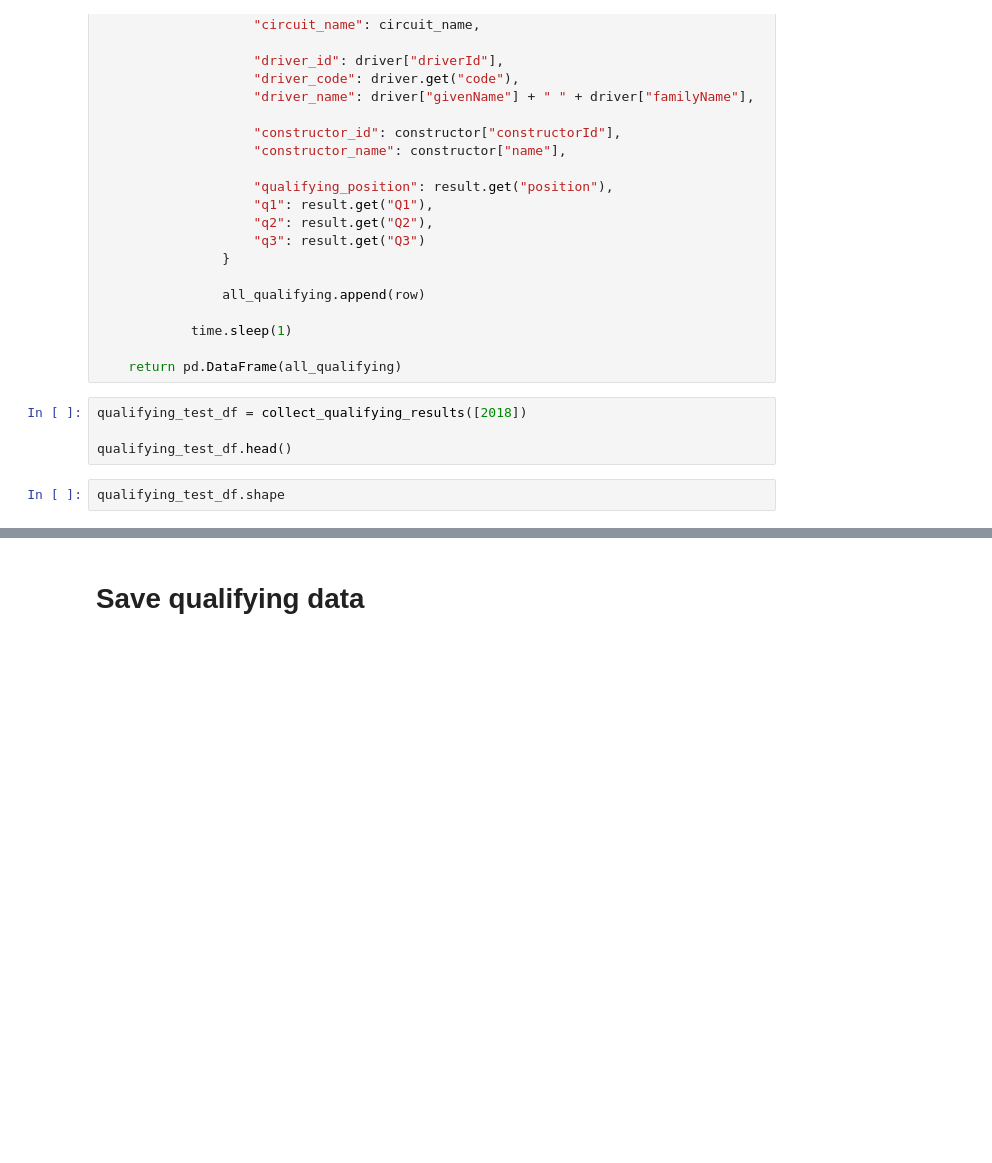
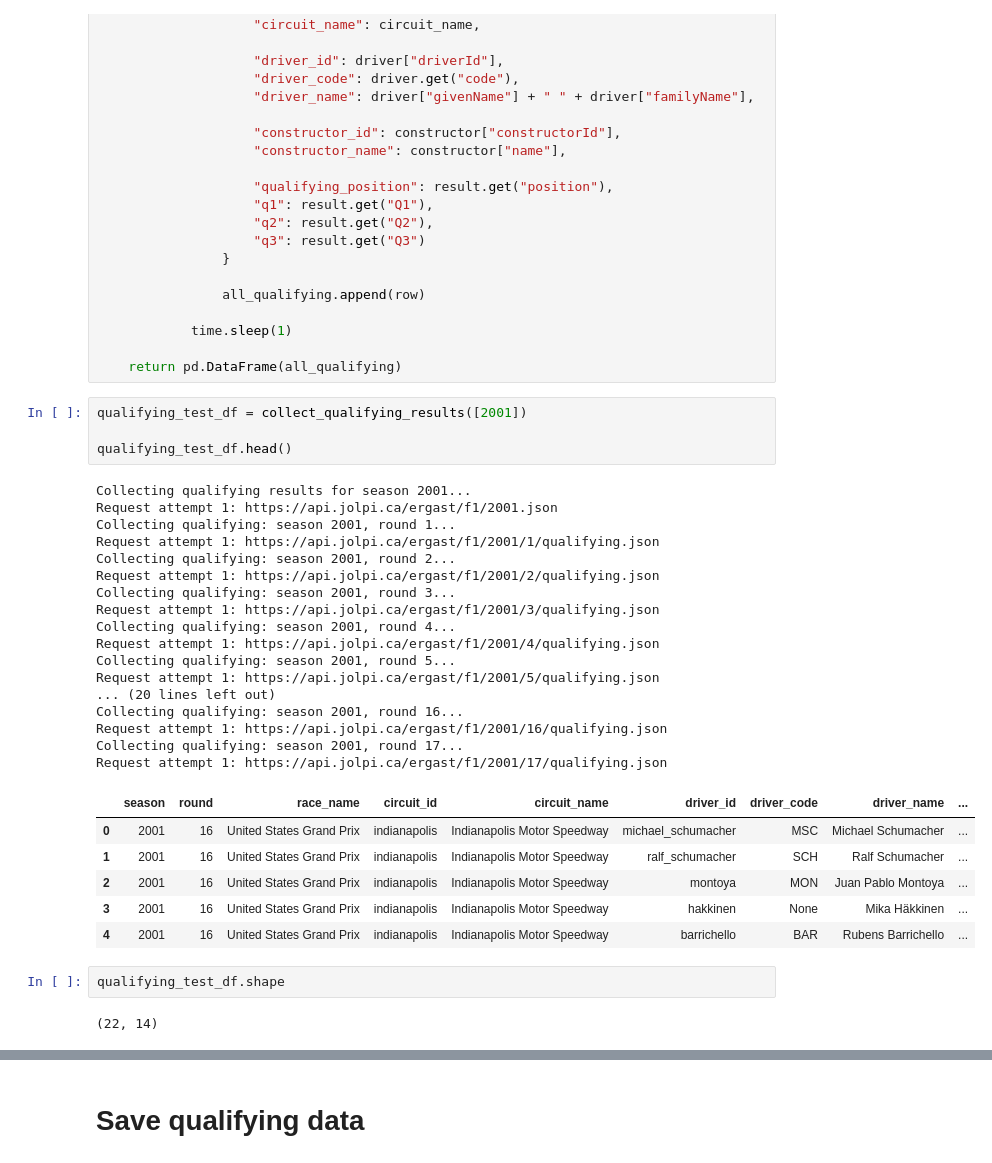
Before and after one commit to mrGwynbleidd/F1-Race-Prediction, a Jupyter notebook: notebooks/1_data_collection.ipynb, the cells around one changed output, grey strips where cells are left out. Saved outputs shown, nothing was run; the diff lists cells and outputs as text; blank space fills up the shorter version.

```diff
--- a/notebooks/1_data_collection.ipynb
+++ b/notebooks/1_data_collection.ipynb
@@ -393,11 +637,37 @@ def collect_qualifying_results(seasons):
 
     return pd.DataFrame(all_qualifying)
 # %%
-qualifying_test_df = collect_qualifying_results([2018])
+qualifying_test_df = collect_qualifying_results([2001])
 
 qualifying_test_df.head()
+# %% [output]
+Collecting qualifying results for season 2001...
+Request attempt 1: https://api.jolpi.ca/ergast/f1/2001.json
+Collecting qualifying: season 2001, round 1...
+Request attempt 1: https://api.jolpi.ca/ergast/f1/2001/1/qualifying.json
+Collecting qualifying: season 2001, round 2...
+Request attempt 1: https://api.jolpi.ca/ergast/f1/2001/2/qualifying.json
+Collecting qualifying: season 2001, round 3...
+Request attempt 1: https://api.jolpi.ca/ergast/f1/2001/3/qualifying.json
+Collecting qualifying: season 2001, round 4...
+Request attempt 1: https://api.jolpi.ca/ergast/f1/2001/4/qualifying.json
+Collecting qualifying: season 2001, round 5...
+Request attempt 1: https://api.jolpi.ca/ergast/f1/2001/5/qualifying.json
+... (20 lines left out)
+Collecting qualifying: season 2001, round 16...
+Request attempt 1: https://api.jolpi.ca/ergast/f1/2001/16/qualifying.json
+Collecting qualifying: season 2001, round 17...
+Request attempt 1: https://api.jolpi.ca/ergast/f1/2001/17/qualifying.json
+|  | season | round | race_name | circuit_id | circuit_name | driver_id | driver_code | driver_name | ... |
+| 0 | 2001 | 16 | United States Grand Prix | indianapolis | Indianapolis Motor Speedway | michael_schumacher | MSC | Michael Schumacher | ... |
+| 1 | 2001 | 16 | United States Grand Prix | indianapolis | Indianapolis Motor Speedway | ralf_schumacher | SCH | Ralf Schumacher | ... |
+| 2 | 2001 | 16 | United States Grand Prix | indianapolis | Indianapolis Motor Speedway | montoya | MON | Juan Pablo Montoya | ... |
+| 3 | 2001 | 16 | United States Grand Prix | indianapolis | Indianapolis Motor Speedway | hakkinen | None | Mika Häkkinen | ... |
+| 4 | 2001 | 16 | United States Grand Prix | indianapolis | Indianapolis Motor Speedway | barrichello | BAR | Rubens Barrichello | ... |
 # %%
 qualifying_test_df.shape
+# %% [output]
+(22, 14)
 # %%
 qualifying_df = collect_qualifying_results(SEASONS)
 
```
Also changed, not shown: parts of 29 cells of this notebook, 7 other files.
